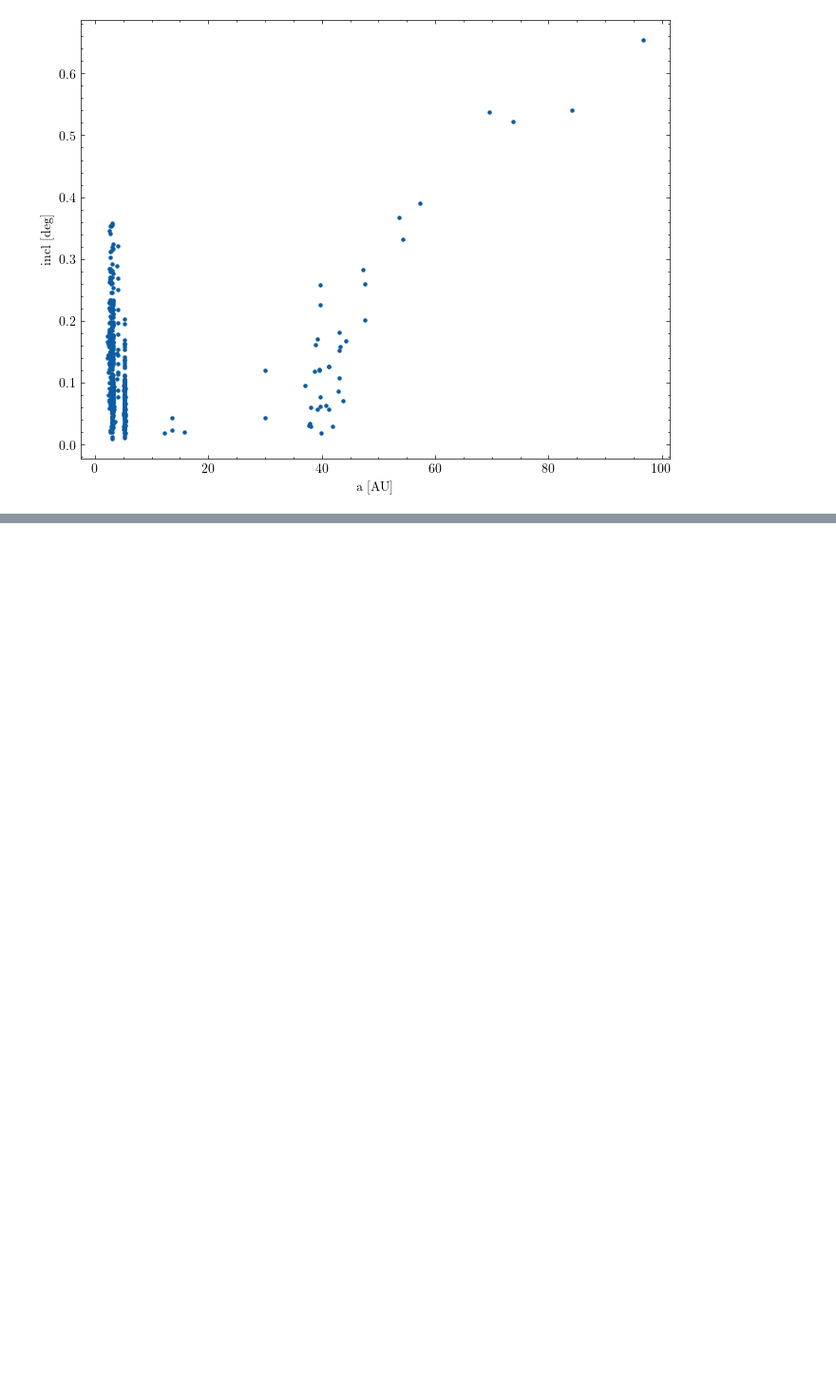
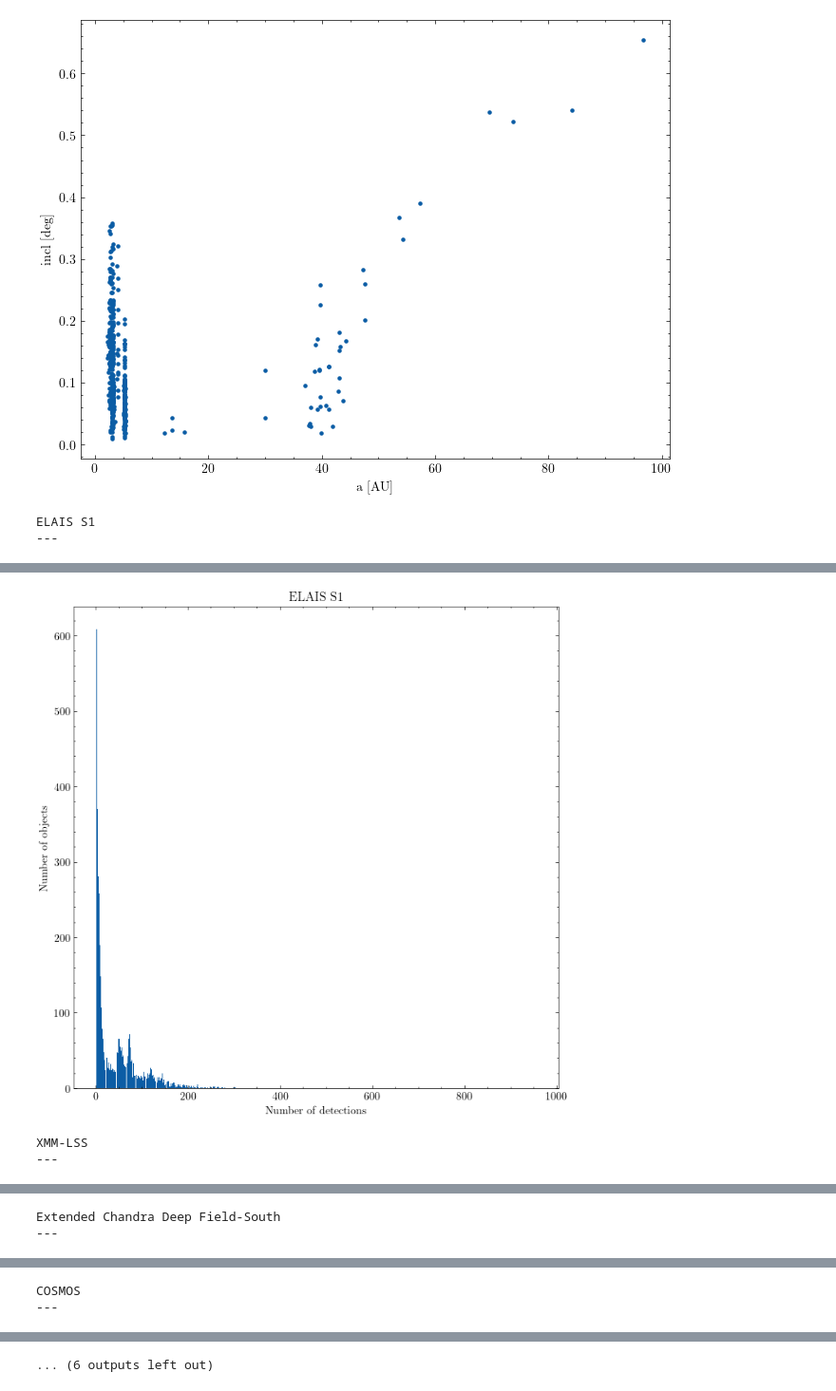
Before and after one commit to Birr0/lsst_eval, a Jupyter notebook: exploring_the_deep_fields.ipynb, the cells around one changed output, grey strips where cells are left out. Shown at 95% size. Drawn from its saved outputs; the diff is of its cells as text; code cells hidden in the pictures; blank space fills up the shorter version.

Commit message:
Exploring the deep fields notebook

```diff
--- a/exploring_the_deep_fields.ipynb
+++ b/exploring_the_deep_fields.ipynb
@@ -21,6 +26,15 @@ ddfs = {
     "Extended Chandra Deep Field-South": {"el": 40.29, "eb": -45.47	},
     "COSMOS": {"el": 150.70, "eb":  -9.39}
 } # https://www.lsst.org/scientists/survey-design/ddf #
+
+deep_fields = {
+    "ELAIS S1": {"ra2000": "00 37 48", "dec2000": "-44 00 00"},
+    "XMM-LSS": {"ra2000": "02 22 50", "dec2000": "-04 45 00"},
+    "Extended Chandra Deep Field-South": {"ra2000":"03 32 30", "dec2000": "-28 06 00"},
+    "COSMOS": {"ra2000": "10 00 24", "dec2000": "+02 10 55"},
+    "EUCLID SOUTH": {"ra2000": "04 04 57", "dec2000": "-48 25 22"},
+    "EUCLID NORTH": {"ra2000": "17 58 55", "dec2000": "+66 01 03"}
+}
 # %%
 objs = query(
     '''
@@ -35,3 +49,5 @@ objs_detections = query(
 ).to_table().to_pandas()
 # %%
 objs_detections.to_csv("./high_objs_detections_coords.csv")
+# %%
+objs_detections = pd.read_csv("./high_objs_detections_coords.csv", index_col=False).drop(columns=["Unnamed: 0"])
@@ -146,3 +168,33 @@ ax.set_ylabel("incl [deg]")
 # %% [output]
 Text(0, 0.5, 'incl [deg]')
 [figure]
+# %%
+
+for name, field in deep_fields.items():
+    c = SkyCoord(field["ra2000"], field["dec2000"], frame='icrs', unit=(u.hourangle, u.deg))
+    print(name)
+    print("---")
+    stmt = f'''SELECT ssObjectId, count(ssObjectId)
+    FROM dp03_catalogs_10yr.DiaSource as ds
+    WHERE CONTAINS(POINT('ICRS', ra, dec),
+    CIRCLE('ICRS', {c.ra.degree}, {c.dec.degree}, 3.5)) = 1
+    GROUP BY ssObjectId
+    '''
+
+    df = query(stmt).to_table().to_pandas()
+
+    plt.figure(figsize=(8,8))
+    plt.hist(
+        df["count"],
+        bins=1000
+    )
+
+    plt.title(f"{name}")
+    plt.xlabel("Number of detections")
+    plt.ylabel("Number of objects")
+    plt.show()
+
+    del df
+# %% [output]
+ELAIS S1
+---
@@ -148,0 +202,3 @@ Text(0, 0.5, 'incl [deg]')
+[figure, added]
+XMM-LSS
+---
@@ -148,0 +207,2 @@ Text(0, 0.5, 'incl [deg]')
+Extended Chandra Deep Field-South
+---
@@ -148,0 +211,2 @@ Text(0, 0.5, 'incl [deg]')
+COSMOS
+---
@@ -148,0 +215 @@ Text(0, 0.5, 'incl [deg]')
+... (6 outputs left out)
```
Also changed, not shown: parts of 6 cells of this notebook.
